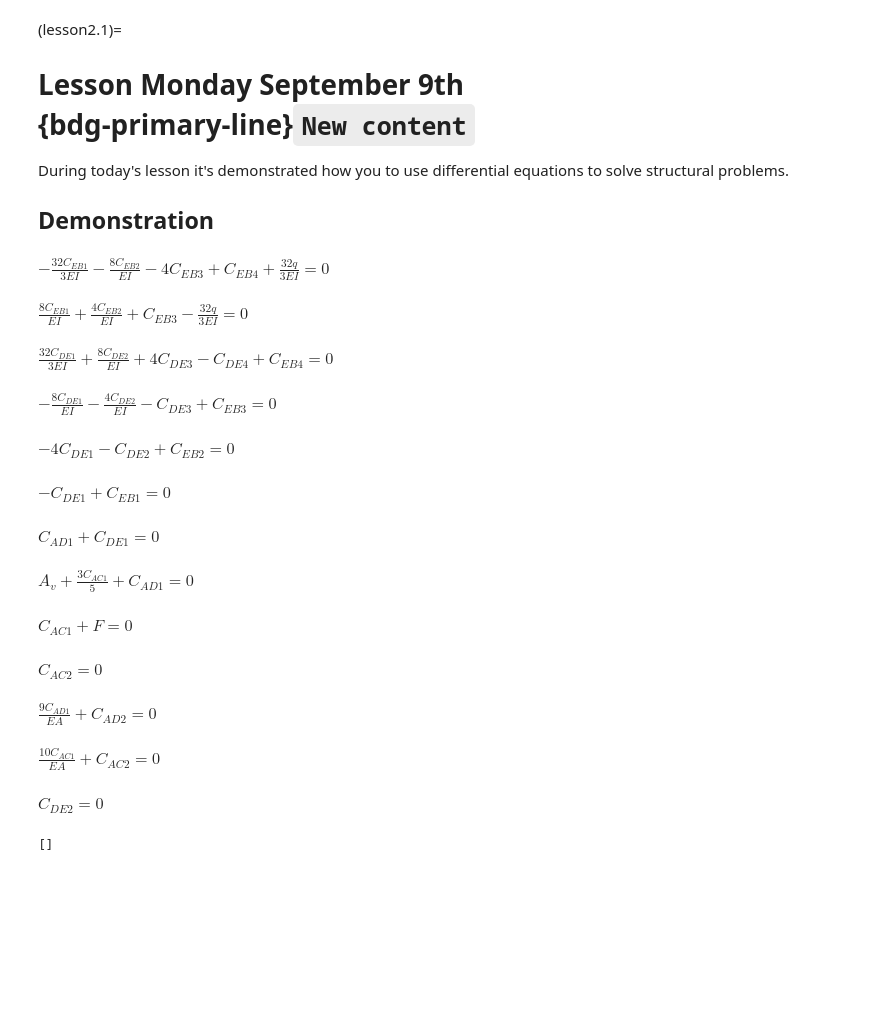
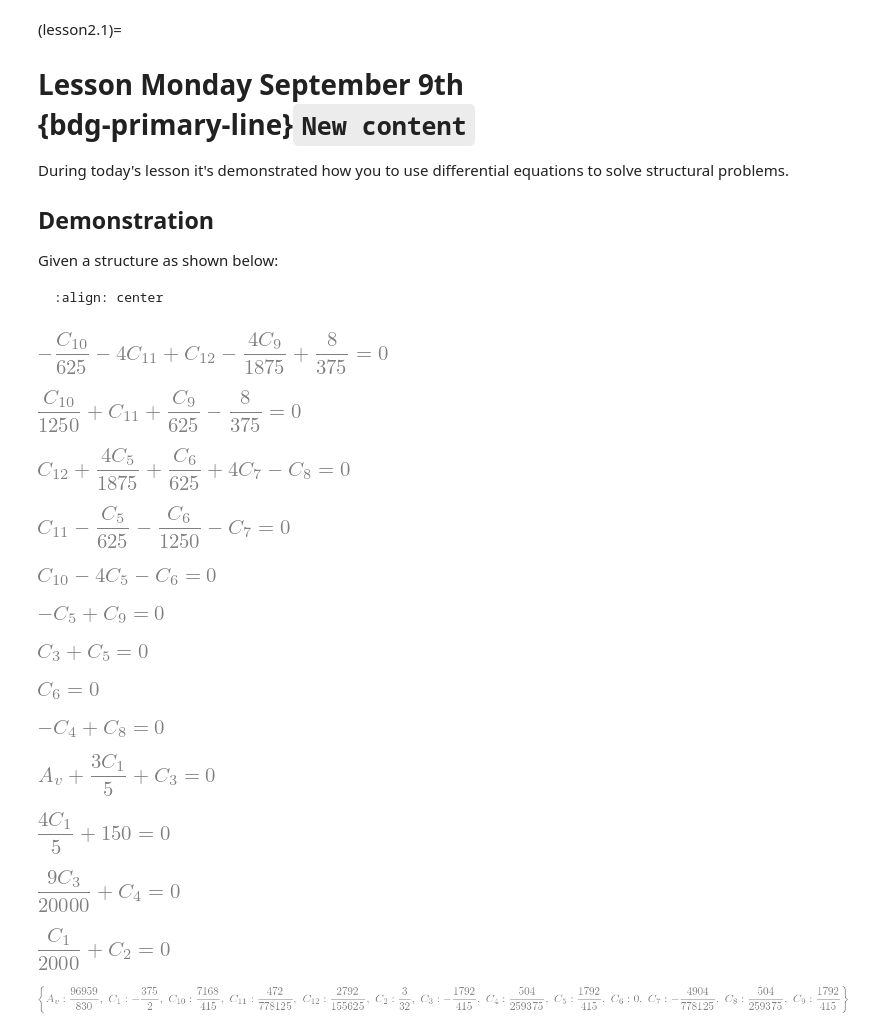
Before and after one commit to TeachBooks/bridging_mechanics, a Jupyter notebook: book/week_2/session_1/intro.ipynb, the cells around one changed output. Saved outputs shown, nothing was run; the diff lists cells and outputs as text; code cells hidden in the pictures; blank space fills up the shorter version.

````diff
--- a/book/week_2/session_1/intro.ipynb
+++ b/book/week_2/session_1/intro.ipynb
@@ -5,17 +5,23 @@
 During today's lesson it's demonstrated how you to use differential equations to solve structural problems.
 
 ## Demonstration
+Given a structure as shown below:
+
+```{figure} intro_data/structure.svg
+:align: center
+```
 # %%
 import sympy as sym
+sym.init_printing()
 
 x = sym.symbols('x')
 
-q = sym.symbols('q',positive=True)
-EI = sym.symbols('EI',positive=True)
-EA = sym.symbols('EA',positive=True)
-F = sym.symbols('F',positive=True)
-x_DE = sym.symbols('x_DE',positive=True)
-x_EB = sym.symbols('x_EB',positive=True)
+q = 10 #sym.symbols('q',positive=True)
+EI = 5000 #sym.symbols('EI',positive=True)
+EA = 20000 #sym.symbols('EA',positive=True)
+F = 150 #sym.symbols('F',positive=True)
+x_DE = 4 #sym.symbols('x_DE',positive=True)
+x_EB = 4 #sym.symbols('x_EB',positive=True)
 A_v = sym.symbols('A_v')
 
 q_AC = 0
@@ -24,61 +30,62 @@ q_CD = 0
 q_DE = 0
 q_EB = q
 
-C_AC_1, C_AC_2 = sym.symbols('C_AC_1 C_AC_2')
-C_AD_1, C_AD_2 = sym.symbols('C_AD_1 C_AD_2')
-C_DE_1, C_DE_2, C_DE_3, C_DE_4 = sym.symbols('C_DE_1 C_DE_2 C_DE_3 C_DE_4')
-C_EB_1, C_EB_2, C_EB_3, C_EB_4 = sym.symbols('C_EB_1 C_EB_2 C_EB_3 C_EB_4')
+C_AC_1, C_AC_2 = sym.symbols('C_1 C_2')
+C_AD_1, C_AD_2 = sym.symbols('C_3 C_4')
+C_DE_1, C_DE_2, C_DE_3, C_DE_4 = sym.symbols('C_5 C_6 C_7 C_8')
+C_EB_1, C_EB_2, C_EB_3, C_EB_4 = sym.symbols('C_9 C_10 C_11 C_12')
 
 N_AD = -sym.integrate(q_AD, x) + C_AD_1
 eps_AD  = N_AD/EA
 u_AD = sym.integrate(eps_AD, x) + C_AD_2
 
 N_AC = -sym.integrate(q_AC, x) + C_AC_1
 eps_AC = N_AC/EA
 u_AC = sym.integrate(eps_AC, x) + C_AC_2
 
 V_DE = -sym.integrate(q_DE, x) + C_DE_1
 M_DE = sym.integrate(V_DE, x) + C_DE_2
 kappa_DE = M_DE/EI
 phi_DE = sym.integrate(kappa_DE, x) + C_DE_3
 w_DE = -sym.integrate(phi_DE, x) + C_DE_4
 
 V_EB = -sym.integrate(q_EB, x) + C_EB_1
 M_EB = sym.integrate(V_EB, x) + C_EB_2
 kappa_EB = M_EB/EI
 phi_EB = sym.integrate(kappa_EB, x) + C_EB_3
 w_EB = -sym.integrate(phi_EB, x) + C_EB_4
 
 eq1 = sym.Eq(w_EB.subs(x,4),0)
 eq2 = sym.Eq(phi_EB.subs(x,4),0)
 eq3 = sym.Eq(w_EB.subs(x,0)-w_DE.subs(x,4),0)
 eq4 = sym.Eq(phi_EB.subs(x,0)-phi_DE.subs(x,4),0)
 eq5 = sym.Eq(M_EB.subs(x,0) - M_DE.subs(x,4),0)
 eq6 = sym.Eq(V_EB.subs(x,0) - V_DE.subs(x,4),0)
 eq7 = sym.Eq(V_DE.subs(x,0) + N_AD.subs(x,0),0)
-eq8 = sym.Eq(N_AD.subs(x,9) + A_v + N_AC.subs(x,0)/5*3,0)
-eq9 = sym.Eq(F + N_AC.subs(x,0),0)
-eq10 = sym.Eq(u_AC.subs(x,0),0)
-eq11 = sym.Eq(u_AD.subs(x,9),0)
-eq12 = sym.Eq(u_AC.subs(x,10),0)
-eq13 = sym.Eq(M_DE.subs(x,0),0)
+eq8 = sym.Eq(M_DE.subs(x,0),0)
+eq9 = sym.Eq(w_DE.subs(x,0)-u_AD.subs(x,0),0)
+eq10 = sym.Eq(N_AD.subs(x,9) + A_v + N_AC.subs(x,0)/5*3,0)
+eq11 = sym.Eq(F + N_AC.subs(x,0)/5*4,0)
+eq12 = sym.Eq(u_AD.subs(x,9),0)
+eq13 = sym.Eq(u_AC.subs(x,10),0)
 
 display(eq1,eq2,eq3,eq4,eq5,eq6,eq7,eq8,eq9,eq10,eq11,eq12,eq13)
-
-sol = sym.solve([eq1,eq2,eq3,eq4,eq5,eq6,eq7,eq8,eq9,eq10,eq11,eq12,eq13],(C_AC_1,C_AC_2,C_AD_1,C_AD_2,C_DE_1,C_DE_2,C_DE_3,C_DE_4,C_EB_1,C_EB_2,C_EB_3,C_EB_4,A_v))
-display(sol)
 # %% [output]
-$\displaystyle - \frac{32 C_{EB 1}}{3 EI} - \frac{8 C_{EB 2}}{EI} - 4 C_{EB 3} + C_{EB 4} + \frac{32 q}{3 EI} = 0$
-$\displaystyle \frac{8 C_{EB 1}}{EI} + \frac{4 C_{EB 2}}{EI} + C_{EB 3} - \frac{32 q}{3 EI} = 0$
-$\displaystyle \frac{32 C_{DE 1}}{3 EI} + \frac{8 C_{DE 2}}{EI} + 4 C_{DE 3} - C_{DE 4} + C_{EB 4} = 0$
-$\displaystyle - \frac{8 C_{DE 1}}{EI} - \frac{4 C_{DE 2}}{EI} - C_{DE 3} + C_{EB 3} = 0$
-$\displaystyle - 4 C_{DE 1} - C_{DE 2} + C_{EB 2} = 0$
-$\displaystyle - C_{DE 1} + C_{EB 1} = 0$
-$\displaystyle C_{AD 1} + C_{DE 1} = 0$
-$\displaystyle A_{v} + \frac{3 C_{AC 1}}{5} + C_{AD 1} = 0$
-$\displaystyle C_{AC 1} + F = 0$
-$\displaystyle C_{AC 2} = 0$
-$\displaystyle \frac{9 C_{AD 1}}{EA} + C_{AD 2} = 0$
-$\displaystyle \frac{10 C_{AC 1}}{EA} + C_{AC 2} = 0$
-$\displaystyle C_{DE 2} = 0$
-[]
+[figure, added]
+[figure, added]
+[figure, added]
+[figure, added]
+[figure, added]
+[figure, added]
+[figure, added]
+[figure, added]
+[figure, added]
+[figure, added]
+[figure, added]
+[figure, added]
+[figure, added]
+# %%
+sol = sym.solve([eq1,eq2,eq3,eq4,eq5,eq6,eq7,eq8,eq9,eq10,eq11,eq12,eq13],(C_AC_1,C_AC_2,C_AD_1,C_AD_2,C_DE_1,C_DE_2,C_DE_3,C_DE_4,C_EB_1,C_EB_2,C_EB_3,C_EB_4,A_v))
+display(sol)
+# %% [output]
+[figure, added]
````
Also changed, not shown: parts of 3 cells of this notebook, 3 other files.
